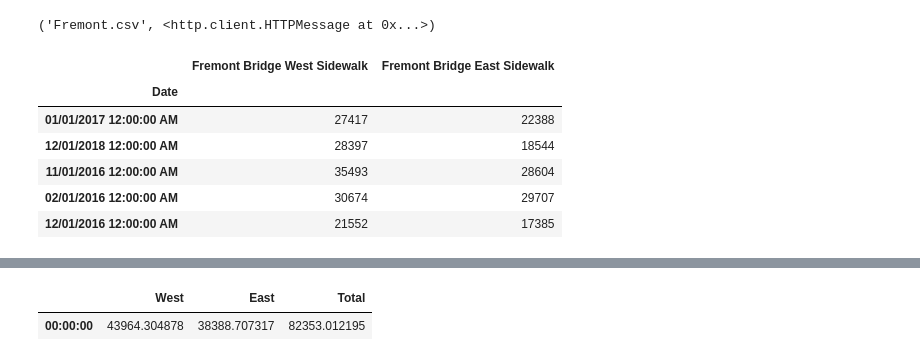
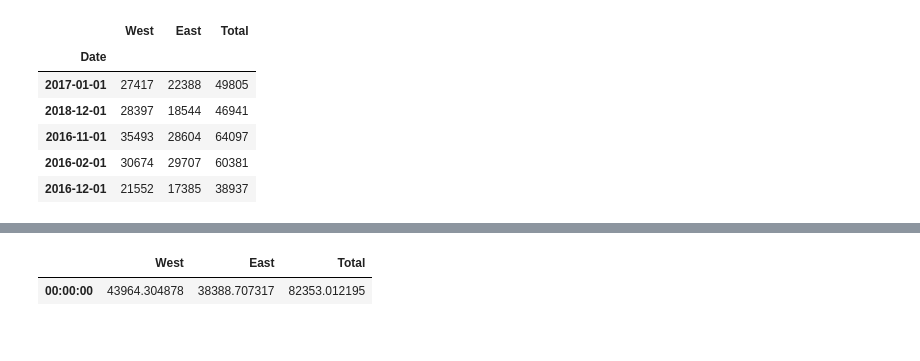
Before and after one commit to DataNeuron/Fremont_bikeshare, a Jupyter notebook: Freemont_bikeshare.ipynb, the cells around one changed output, grey strips where cells are left out. Drawn from its saved outputs; the diff is of its cells as text; code cells hidden in the pictures.

```diff
--- a/Freemont_bikeshare.ipynb
+++ b/Freemont_bikeshare.ipynb
@@ -3,17 +0,0 @@ url='https://data.seattle.gov/api/views/mdbt-9ykn/rows.csv?accessType=DOWNLOAD'
-# %%
-from urllib.request import urlretrieve
-urlretrieve(url,'Fremont.csv')
-# %% [output]
-('Fremont.csv', <http.client.HTTPMessage at 0x...>)
-# %%
-import pandas as pd
-data=pd.read_csv('Fremont.csv',index_col='Date',parse_dates=True)
-data.head()
-# %% [output]
-|  | Fremont Bridge West Sidewalk | Fremont Bridge East Sidewalk |
-| Date |  |  |
-| 01/01/2017 12:00:00 AM | 27417 | 22388 |
-| 12/01/2018 12:00:00 AM | 28397 | 18544 |
-| 11/01/2016 12:00:00 AM | 35493 | 28604 |
-| 02/01/2016 12:00:00 AM | 30674 | 29707 |
-| 12/01/2016 12:00:00 AM | 21552 | 17385 |
@@ -20,3 +16,14 @@ data.head()
+# %%
+data=get_freemont_data()
+data.head()
+# %% [output]
+|  | West | East | Total |
+| Date |  |  |  |
+| 2017-01-01 | 27417 | 22388 | 49805 |
+| 2018-12-01 | 28397 | 18544 | 46941 |
+| 2016-11-01 | 35493 | 28604 | 64097 |
+| 2016-02-01 | 30674 | 29707 | 60381 |
+| 2016-12-01 | 21552 | 17385 | 38937 |
 # %%
 %matplotlib inline
 data.resample('W').sum().plot();
```
Also changed, not shown: parts of 5 cells of this notebook.
